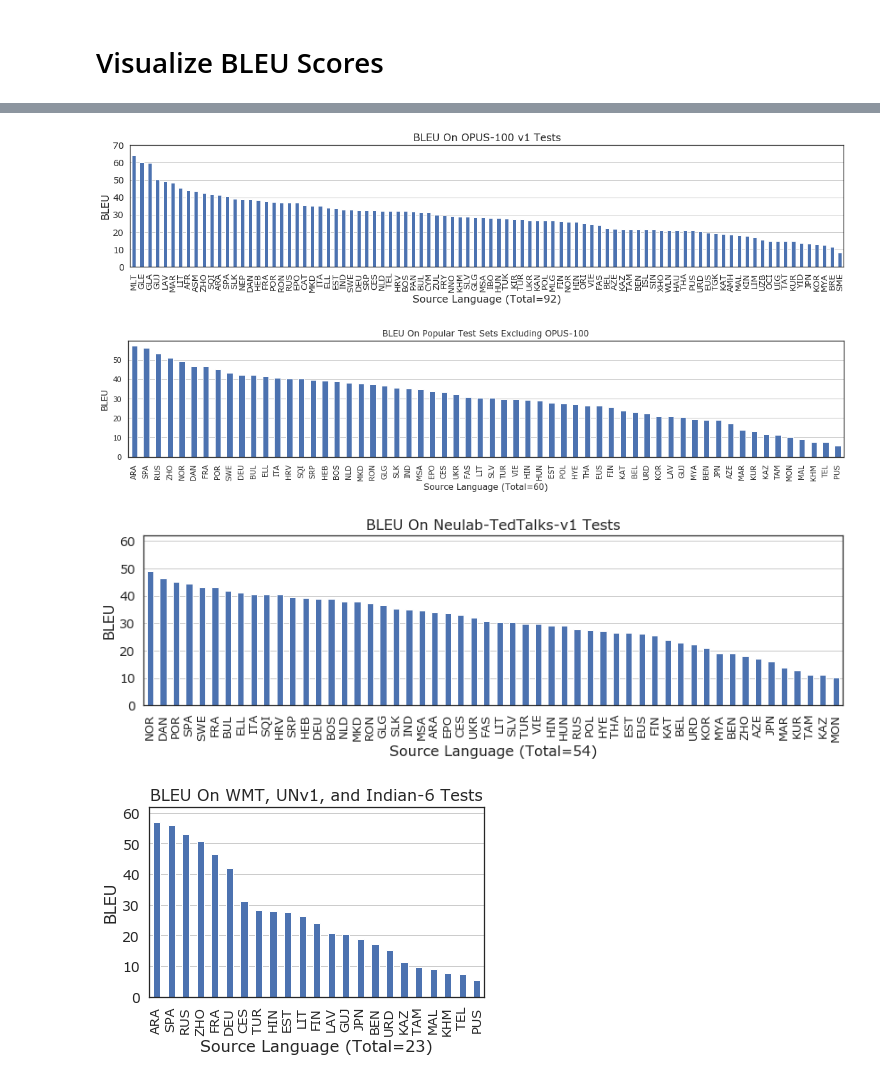
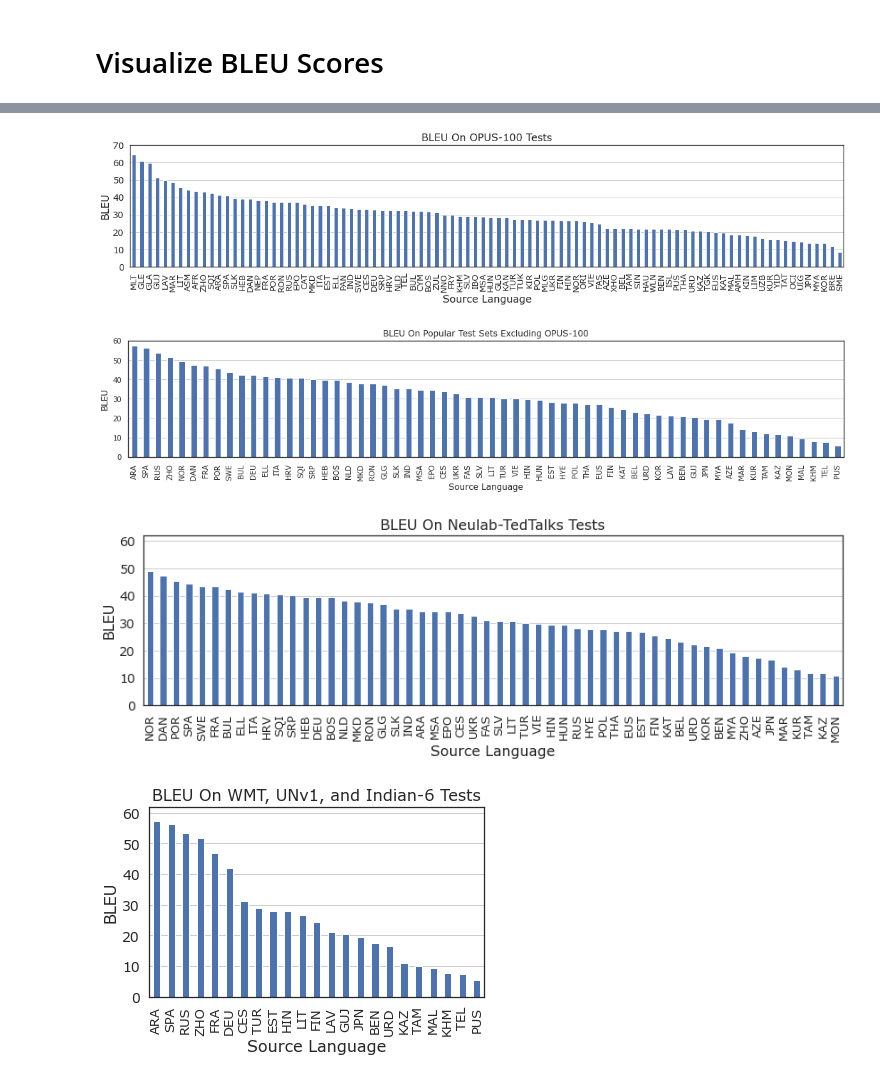
Before and after one commit to thammegowda/006-many-to-eng, a Jupyter notebook: tabs-n-charts/BLEU.ipynb, the cells around one changed output, grey strips where cells are left out. Saved outputs shown, nothing was run; the diff lists cells and outputs as text; code cells hidden in the pictures.

Commit message:
updated BLEU plots

```diff
--- a/tabs-n-charts/BLEU.ipynb
+++ b/tabs-n-charts/BLEU.ipynb
@@ -19,7 +21,7 @@ from pathlib import Path
 # %%
 #help(pd.read_csv)
 # %%
-path = 'tabs/BleuMacroFChrF.mixedcase.9L6L768d_bsize720k_step129k.txt'
+path = 'tabs/BleuMacroFChrF.mixedcase.9L6L768d_bsize720k_step200k.txt'
 tab = pd.read_csv(path,sep=r'\s+', names='Test BLEU MacroF1 ChrF'.split())
 tab
 # %% [output]
@@ -106,7 +102,7 @@ ax.grid(axis='y')
 # %%
 sns.set(font="Verdana", style='white',font_scale=1)
 tab_opus = tab[tab['Test Name'] == 'OPUS100v1'].sort_values(by='BLEU', ascending=False).drop_duplicates(['Language'], keep='first')
-viz_args = dict(xlabel=f'Source Language (Total={len(tab_opus)})', ylabel='BLEU', title=f'BLEU On OPUS-100 v1 Tests', figsize=(20, 3.5), legend=False)
+viz_args = dict(xlabel=f'Source Language', ylabel='BLEU', title=f'BLEU On OPUS-100 Tests', figsize=(20, 3.5), legend=False)
 ax = tab_opus[['Language', 'BLEU']].plot.bar(x='Language', y='BLEU', **viz_args)
 ax.grid(axis='y', markevery=5)
 plt.ylim(0, 70)
@@ -118,18 +114,19 @@ plt.title(viz_args['title'], fontsize=16)
 
 plt.savefig('charts/BLEU-opus100.pdf', bbox_inches='tight')
 # %% [output]
-[figure, old version]
+[figure, new version]
 # %%
 tab_nonopus = tab[tab['Test Name'] != 'OPUS100v1'].sort_values(by='BLEU', ascending=False).drop_duplicates(['Language'], keep='first')
-viz_args = dict(xlabel=f'Source Language (Total={len(tab_nonopus)})', ylabel='BLEU', figsize=(18, 3), fontsize=10, legend=False)
+viz_args = dict(xlabel=f'Source Language', ylabel='BLEU', figsize=(18, 3), fontsize=10, legend=False)
 ax = tab_nonopus[['Language', 'BLEU']].plot.bar(x='Language', y='BLEU', title=f'BLEU On Popular Test Sets Excluding OPUS-100', **viz_args)
 ax.grid(axis='y')
 plt.savefig('charts/BLEU-non-opus100.pdf', bbox_inches='tight')
 # %% [output]
-[figure, old version]
+[figure, new version]
 # %%
 tab_nttalks = tab[tab['Test Name'] == 'neulab_tedtalksv1'].sort_values(by='BLEU', ascending=False).drop_duplicates(['Language'], keep='first')
-viz_args = dict(xlabel=f'Source Language (Total={len(tab_nttalks)})', ylabel='BLEU', figsize=(14, 3.5), fontsize=16, legend=False, title=f'BLEU On Neulab-TedTalks-v1 Tests')
+viz_args = dict(xlabel=f'Source Language', ylabel='BLEU', figsize=(14, 3.5), fontsize=16, legend=False,
+                title=f'BLEU On Neulab-TedTalks Tests')
 ax = tab_nttalks[['Language', 'BLEU']].plot.bar(x='Language', y='BLEU', **viz_args)
 ax.grid(axis='y')
 plt.ylim(0, 62)
@@ -140,21 +137,21 @@ plt.ylabel(viz_args['ylabel'], fontsize=16)
 plt.title(viz_args['title'], fontsize=16)
 plt.savefig('charts/BLEU-nttalksv1.pdf', bbox_inches='tight')
 # %% [output]
-[figure, old version]
+[figure, new version]
 # %%
 tab_rest= tab[(tab['Test Name'] != 'neulab_tedtalksv1') & (tab['Test Name'] != 'OPUS100v1') ].sort_values(by='BLEU', ascending=False).drop_duplicates(['Language'], keep='first')
-viz_args = dict(xlabel=f'Source Language (Total={len(tab_rest)})', ylabel='BLEU', figsize=(6, 3.5), legend=False, title=f'BLEU On WMT, UNv1, and Indian-6 Tests')
+viz_args = dict(xlabel=f'Source Language', ylabel='BLEU', figsize=(6, 3.5), legend=False, title=f'BLEU On WMT, UNv1, and Indian-6 Tests')
 ax = tab_rest[['Language', 'BLEU']].plot.bar(x='Language', y='BLEU', **viz_args)
 ax.grid(axis='y')
 plt.ylim(0, 62)
 plt.yticks(fontsize=14)
 plt.xticks(fontsize=13)
 plt.xlabel(viz_args['xlabel'], fontsize=16)
 plt.ylabel(viz_args['ylabel'], fontsize=16)
 plt.title(viz_args['title'], fontsize=16)
 plt.savefig('charts/BLEU-wmt-etc.pdf', bbox_inches='tight')
 # %% [output]
-[figure, old version]
+[figure, new version]
 # %%
 tab_rest
 # %% [output]
```
Also changed, not shown: parts of 20 cells of this notebook, 5 other files.
